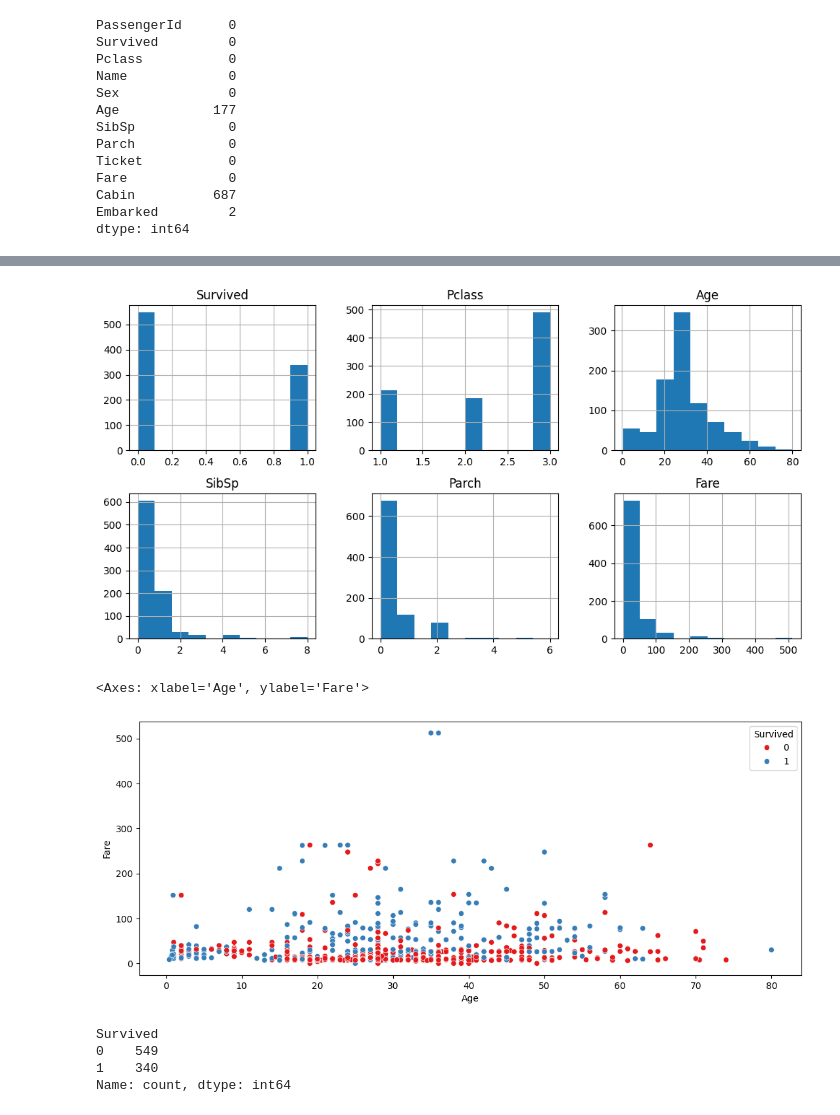
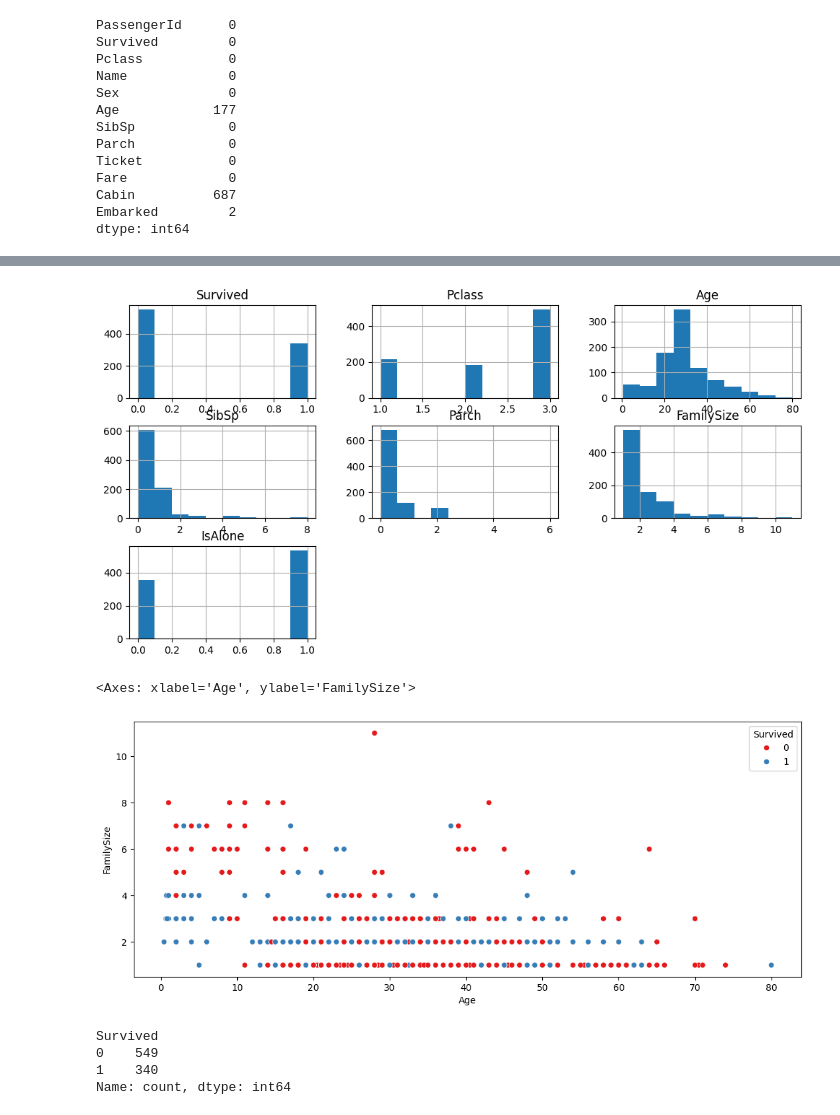
Before and after one commit to IntelliMurtaza/Titanic-Survivel, a Jupyter notebook: notebooks/titanic.ipynb, the cells around one changed output, grey strips where cells are left out. Drawn from its saved outputs; the diff is of its cells as text; code cells hidden in the pictures.

```diff
--- a/notebooks/titanic.ipynb
+++ b/notebooks/titanic.ipynb
@@ -69,10 +69,27 @@ Fare             0
 Cabin          687
 Embarked         2
 dtype: int64
+# %%
+# Feature engineering
+df['Title'] = df['Name'].str.extract("([A-Za-z]+)\.", expand=False)
+rare_title = ['Dr', 'Rev', 'Col', 'Major', 'Countess', 'Sir', 'Jonkheer', 'Lady', 'Capt', 'Don', 'Mme', 'Ms', 'Mlle']
+df['Title'] = df['Title'].replace(rare_title, 'Rare')
+df['Title'] = df['Title'].replace(['Mlle', 'Ms'], 'Miss')
+df['Title'] = df['Title'].replace('Mme', 'Mrs')
+
+# Family size and isalone
+df['FamilySize'] = df['SibSp']+df['Parch']+1
+df['IsAlone'] = np.where(df['FamilySize']==1, 1, 0)
+
+# Extract Deck from Cabin and fill Nan with U
+df['Cabin'] = df['Cabin'].fillna('U')
+df['Deck'] = df['Cabin'].apply(lambda x: x[0])
+
+#
 # %%
 # the Cabin column has larg number of nan value so we will drop it eg 687/891,
 # Same 'Cabin', 'PassengerId', 'Ticket', 'Name' are useless because these have large numbers of unique values
-df = df.drop(['Cabin', 'PassengerId', 'Ticket', 'Name'], axis=1)
+df = df.drop(['Cabin', 'PassengerId', 'Ticket','Fare' ,'Name'], axis=1)
 # %%
 # We need to fill nan values of age column with median because it apropriate of it
 df['Age'] = df['Age'].fillna(df['Age'].median())
@@ -145,14 +175,14 @@ df.describe().T
 # %%
-fig, axis = plt.subplots(nrows=2, ncols=3, figsize=(12,6))
+fig, axis = plt.subplots( figsize=(12,6))
 df.hist(ax=axis);
 # %% [output]
-[figure, old version]
+[figure, new version]
 # %%
 plt.figure(figsize=(13,5))
-sns.scatterplot(data=df, x='Age', y='Fare', hue= 'Survived', palette='Set1')
+sns.scatterplot(data=df, x='Age', y='FamilySize', hue= 'Survived', palette='Set1')
 # %% [output]
-<Axes: xlabel='Age', ylabel='Fare'>
+<Axes: xlabel='Age', ylabel='FamilySize'>
-[figure, old version]
+[figure, new version]
 # %%
 count = df['Survived'].value_counts()
 labels=['Died', 'Survived']
```
Also changed, not shown: parts of 31 cells of this notebook, 9 other files.
